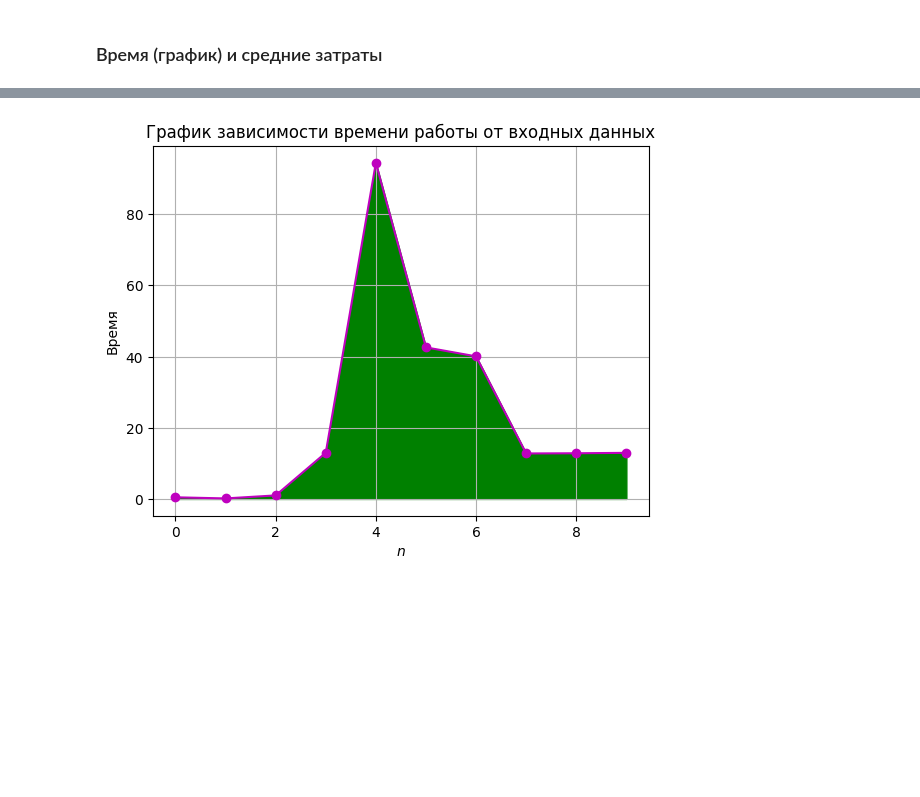
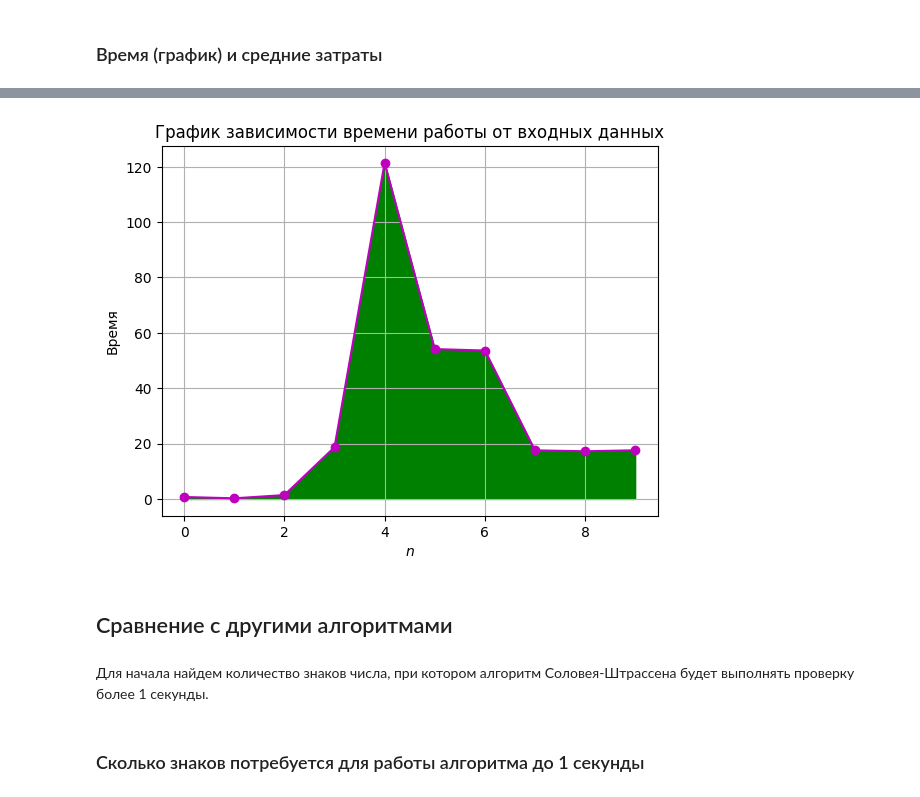
Before and after one commit to anshpak/comp-practice, a Jupyter notebook: testing-algorithms.ipynb, the cells around one changed output, grey strips where cells are left out. Cells and saved outputs as stored; diff of their text form; code cells hidden in the pictures; blank space fills up the shorter version.

Commit message:
feat: add info about how Solovay-Strassen algorithm will waste time after 800 digits in single number

```diff
--- a/testing-algorithms.ipynb
+++ b/testing-algorithms.ipynb
@@ -554,10 +554,16 @@ print('Среднее время на проверку каждого числа
 # %%
-plt.plot(x, mlr_rbn_time, '-mo')
-plt.fill_between(x, mlr_rbn_time, color='green')
+plt.plot(x, slv_strssn_time, '-mo')
+plt.fill_between(x, slv_strssn_time, color='green')
 plt.xlabel('$n$')
 plt.ylabel('Время')
 plt.title('График зависимости времени работы от входных данных')
 plt.grid(True)
 plt.show()
 # %% [output]
-[figure, old version]
+[figure, new version]
+# %% [markdown]
+## Сравнение с другими алгоритмами
+# %% [markdown]
+Для начала найдем количество знаков числа, при котором алгоритм Соловея-Штрассена будет выполнять проверку более 1 секунды.
+# %% [markdown]
+### Сколько знаков потребуется для работы алгоритма до 1 секунды
```
Also changed, not shown: parts of 8 cells of this notebook.
